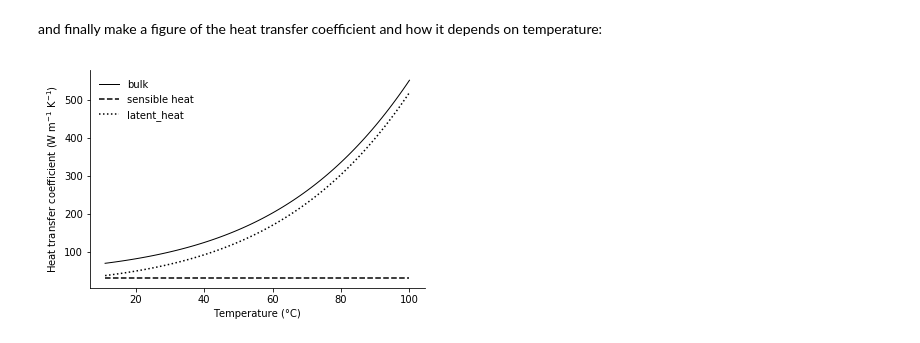
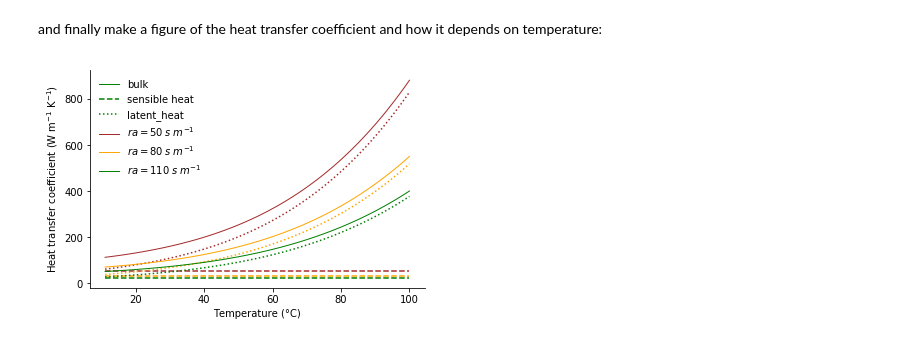
Before and after one commit to ElcoLuijendijk/beo, a Jupyter notebook: notebooks/calculate_heat_transfer_coefficient.ipynb, the cells around one changed output. Cells and saved outputs as stored; diff of their text form; code cells hidden in the pictures.

Commit message:
streamlined code, improved meshing, added VTK output, updated figure script and readme

```diff
--- a/notebooks/calculate_heat_transfer_coefficient.ipynb
+++ b/notebooks/calculate_heat_transfer_coefficient.ipynb
@@ -18,7 +18,7 @@ c = 1000.0
 dz = 2.0
 
 # aerodynamic resistance
-ras_plot = [80.0]
+ras_plot = [50.0, 80.0, 110.0]
 
 # reference wind speed for plotting (m/s)
 u_ref = 2.0
@@ -45,16 +45,6 @@ RH_air = 1.0
 kv = 0.41
 
 Ts_ra = 20.0
-
-# surface roughness
-z0s = [0.01]
-
-# zero plane displacement
-ds = [0.0]
-
-colors = ['black']
-
-labels = ['bulk']
 # %% [markdown]
 The thermal conductivity of the air layer is calculated using equation for latent and sensible heat flux described below. Following \citet{Bateni2012} the sensible heat flux H ($W m^{-2}$) at the land surface is given by:
 
@@ -236,24 +164,31 @@ for ra in ras_plot:
 and finally make a figure of the heat transfer coefficient and how it depends on temperature:
 # %%
 fig, ax = pl.subplots(1, 1)
+
+legs2 = []
 
 for Ktsi, Kssi, Klsi, color in zip(Kts, Kss, Kls, colors):
     leg_bulk, = ax.plot(Ts_plot, Ktsi, color=color, lw=1.0, ls='-')
     leg_sens, = ax.plot(Ts_plot, Kssi, color=color, lw=1.5, ls='--')
     leg_lat, = ax.plot(Ts_plot, Klsi, color=color, lw=1.5, ls=':')
 
+    legs2.append(leg_bulk)
+
 degree_symbol = chr(176)
 ax.set_xlabel('Temperature (%sC)' % degree_symbol)
 ax.set_ylabel(r'Heat transfer coefficient (W m$^{-1}$ K$^{-1}$)')
 
 legs = [leg_bulk, leg_sens, leg_lat]
-labels = ['bulk', 'sensible heat', 'latent_heat', ]
+labels_fig2 = ['bulk', 'sensible heat', 'latent_heat', ]
 
-ax.legend(legs, labels, frameon=False, loc='upper left')
+legs += legs2
+labels_fig2 += [r'$ra=50\;  s\;  m^{-1}$', r'$ra=80 \; s \; m^{-1}$', r'$ra=110\;  s\;  m^{-1}$']
+
+ax.legend(legs, labels_fig2, frameon=False, loc='upper left')
 
 ax.spines['top'].set_visible(False)
 ax.spines['right'].set_visible(False)
 
 fig.savefig('fig/heat_transfer_coefficient.pdf')
 # %% [output]
-[figure, old version]
+[figure, new version]
```
Also changed, not shown: parts of 3 cells of this notebook, 32 other files.
